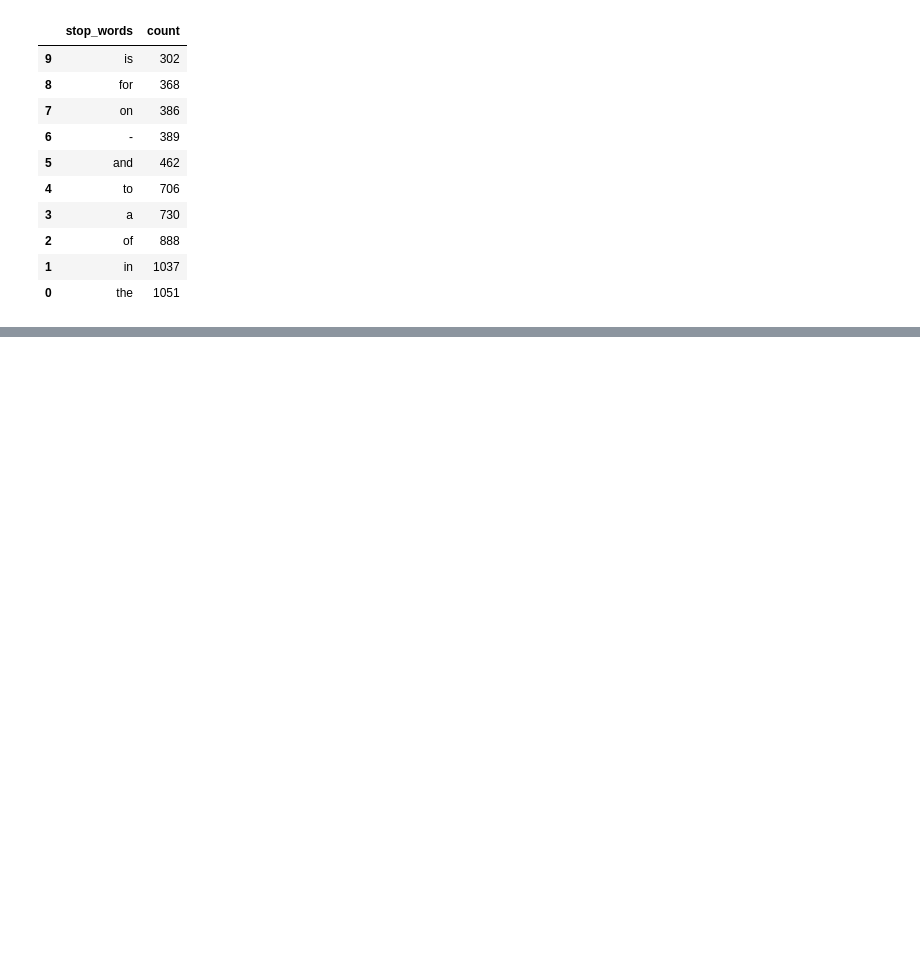
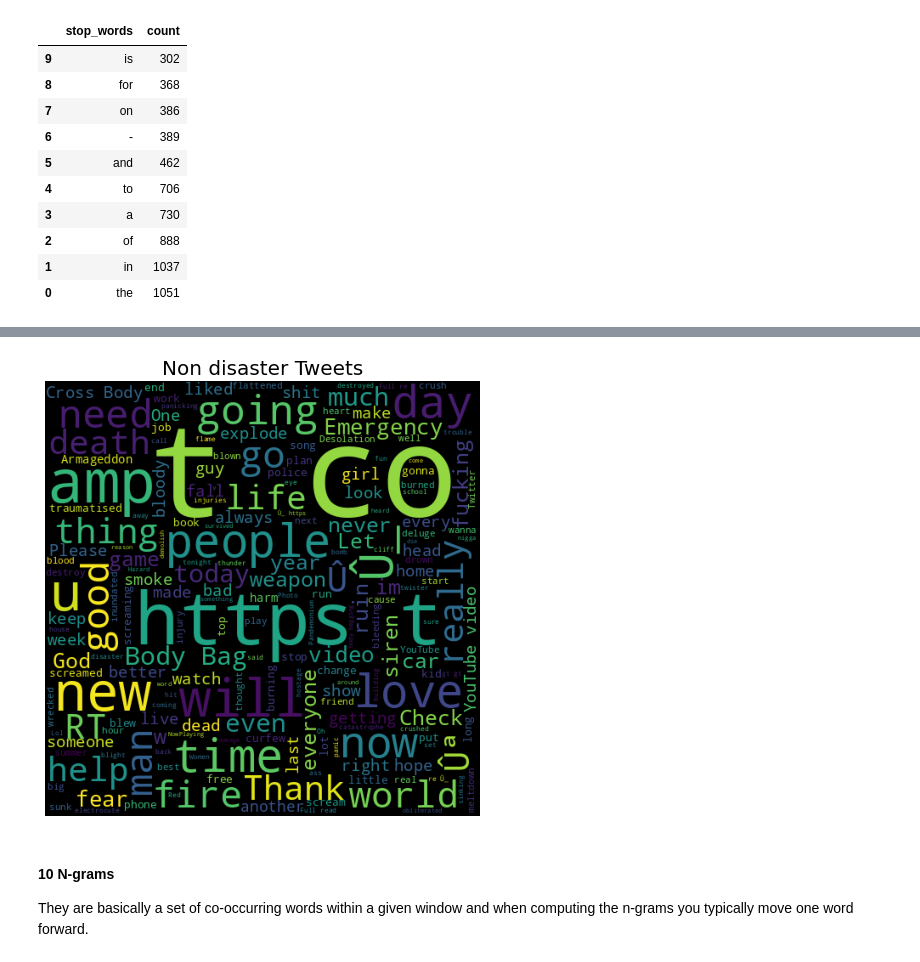
Before and after one commit to MKrouma/Jedha_Disaster, a Jupyter notebook: notebook/nlp_disaster_tweet.ipynb, the cells around one changed output, grey strips where cells are left out. Saved outputs shown, nothing was run; the diff lists cells and outputs as text; code cells hidden in the pictures; blank space fills up the shorter version.

```diff
--- a/notebook/nlp_disaster_tweet.ipynb
+++ b/notebook/nlp_disaster_tweet.ipynb
@@ -246,0 +310,8 @@ Stop words for disaster target
+# %%
+# common words in non disaster tweets
+wordcloud(disaster_df[disaster_df["target"]==0], "Cleaned_text", "Non disaster Tweets")
+# %% [output]
+[figure, added]
+# %% [markdown]
+#### 10 N-grams
+They are basically a set of co-occurring words within a given window and when computing the n-grams you typically move one word forward.
```
Also changed, not shown: parts of 34 cells of this notebook, 1 other file.
